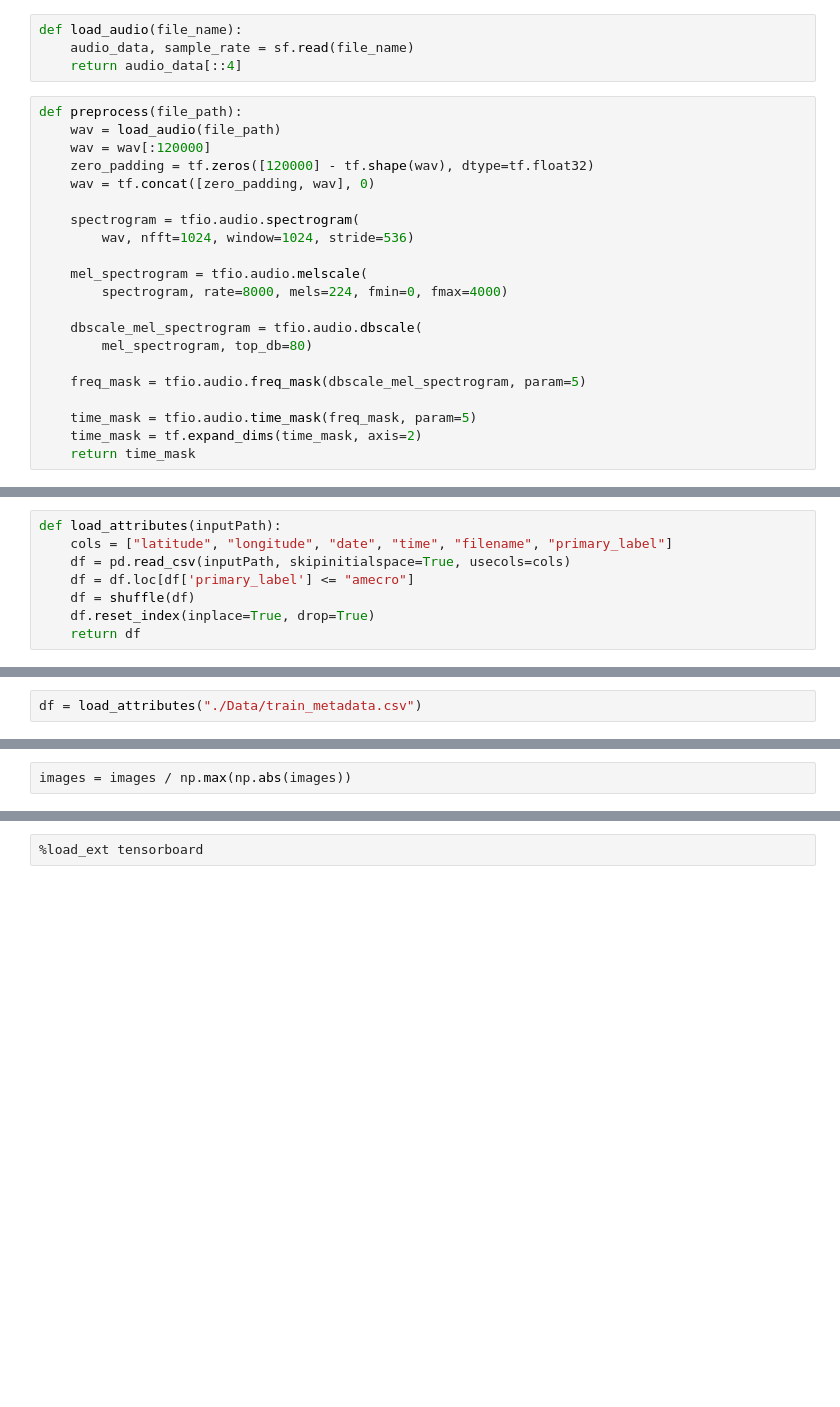
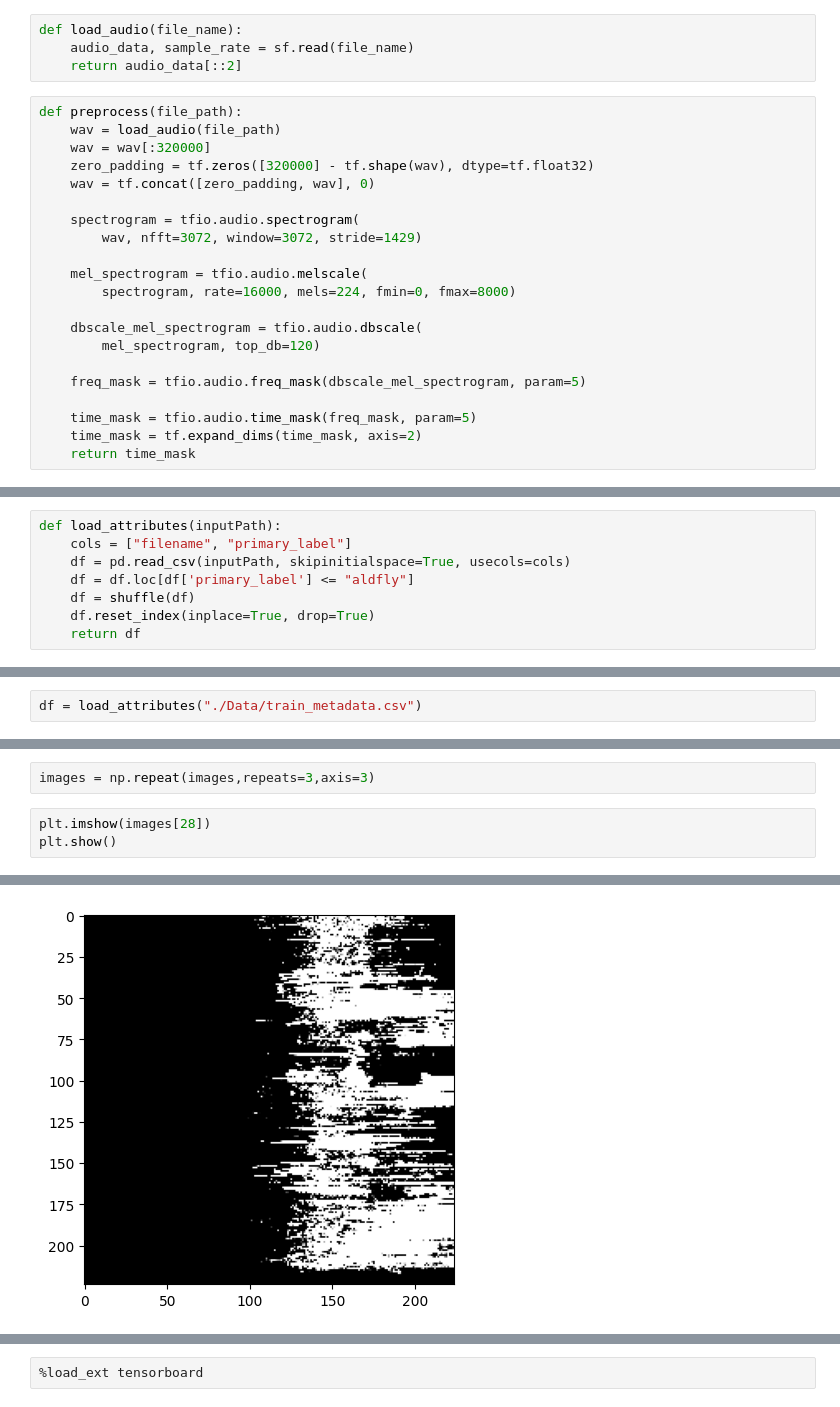
Before and after one commit to Schwar32/SE-Machine-Learning, a Jupyter notebook: PureCNN.ipynb, the cells around one changed output, grey strips where cells are left out. Cells and saved outputs as stored; diff of their text form; blank space fills up the shorter version.

```diff
--- a/PureCNN.ipynb
+++ b/PureCNN.ipynb
@@ -42,22 +45,22 @@ from tensorflow.keras.applications.vgg16 import VGG16
 # %%
 def load_audio(file_name):
     audio_data, sample_rate = sf.read(file_name)
-    return audio_data[::4]
+    return audio_data[::2]
 # %%
 def preprocess(file_path):
     wav = load_audio(file_path)
-    wav = wav[:120000]
-    zero_padding = tf.zeros([120000] - tf.shape(wav), dtype=tf.float32)
+    wav = wav[:320000]
+    zero_padding = tf.zeros([320000] - tf.shape(wav), dtype=tf.float32)
     wav = tf.concat([zero_padding, wav], 0)
 
     spectrogram = tfio.audio.spectrogram(
-        wav, nfft=1024, window=1024, stride=536)
+        wav, nfft=3072, window=3072, stride=1429)
 
     mel_spectrogram = tfio.audio.melscale(
-        spectrogram, rate=8000, mels=224, fmin=0, fmax=4000)
+        spectrogram, rate=16000, mels=224, fmin=0, fmax=8000)
 
     dbscale_mel_spectrogram = tfio.audio.dbscale(
-        mel_spectrogram, top_db=80)
+        mel_spectrogram, top_db=120)
 
     freq_mask = tfio.audio.freq_mask(dbscale_mel_spectrogram, param=5)
 
@@ -118,9 +114,9 @@ def process_images(df, inputPath):
     return np.asarray(images).astype(np.float32)
 # %%
 def load_attributes(inputPath):
-    cols = ["latitude", "longitude", "date", "time", "filename", "primary_label"]
+    cols = ["filename", "primary_label"]
     df = pd.read_csv(inputPath, skipinitialspace=True, usecols=cols)
-    df = df.loc[df['primary_label'] <= "amecro"]
+    df = df.loc[df['primary_label'] <= "aldfly"]
     df = shuffle(df)
     df.reset_index(inplace=True, drop=True)
     return df
@@ -157,2 +130,6 @@ images.shape
 # %%
-images = images / np.max(np.abs(images))
+images = np.repeat(images,repeats=3,axis=3)
+# %%
+plt.imshow(images[28])
+plt.show()
+# %% [output]
@@ -158,0 +137 @@ images = images / np.max(np.abs(images))
+[figure, added]
```
Also changed, not shown: parts of 12 cells of this notebook, 2 other files.
